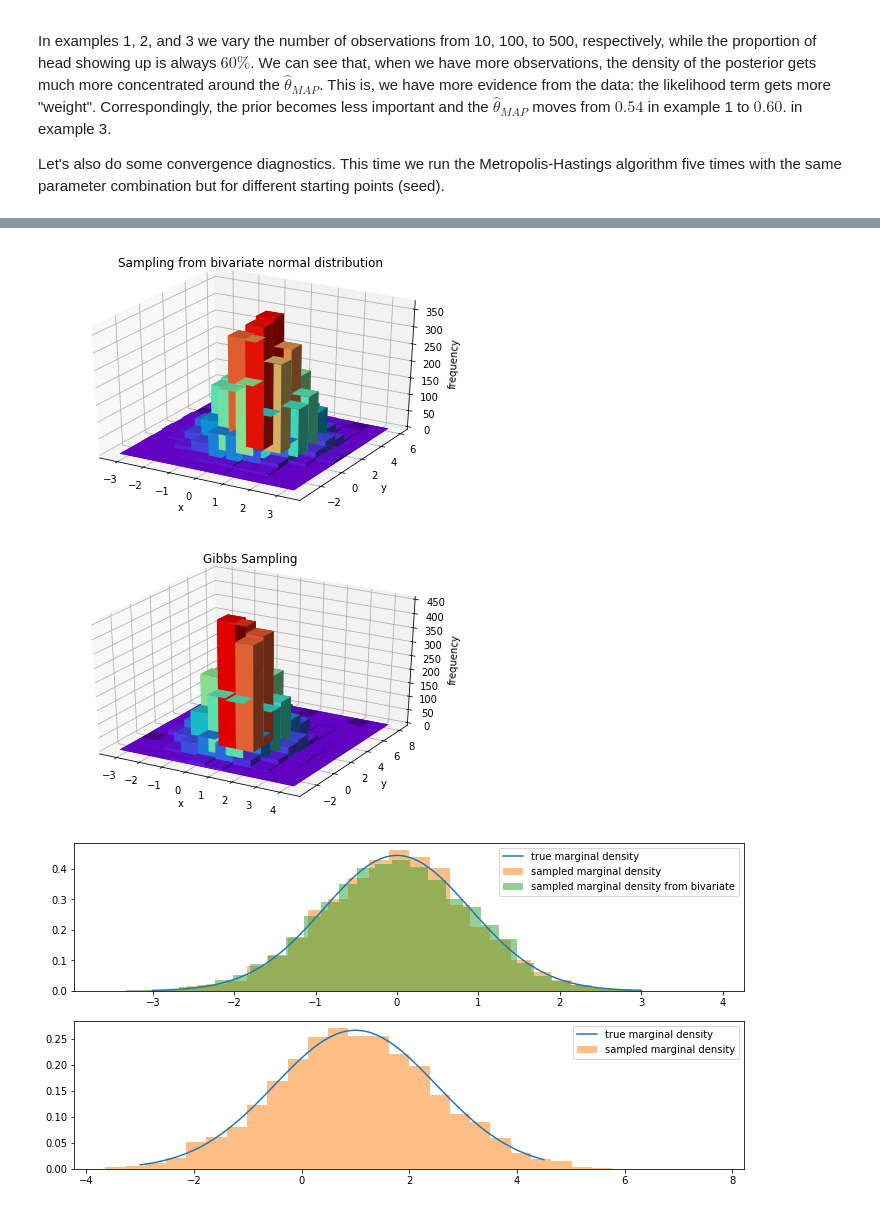
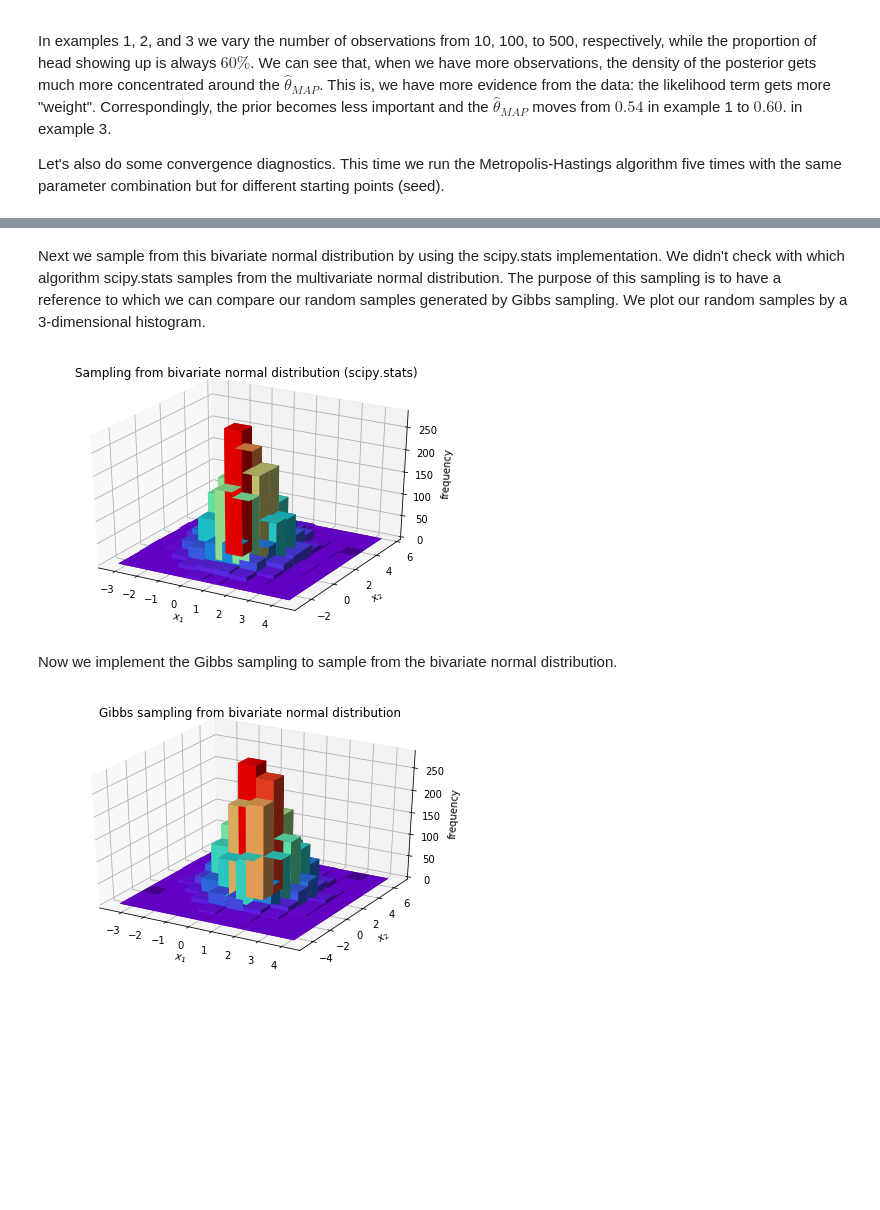
Before and after one commit to KaiserP/EmbracingUncertainty, a Jupyter notebook: random_number_generation_random_sampling.ipynb, the cells around one changed output, grey strips where cells are left out. Saved outputs shown, nothing was run; the diff lists cells and outputs as text; code cells hidden in the pictures; blank space fills up the shorter version.

Commit message:
finish Gibbs sampling

```diff
--- a/random_number_generation_random_sampling.ipynb
+++ b/random_number_generation_random_sampling.ipynb
@@ -496,0 +514,5 @@ $$ p(x_2 | x_1; \mu, \Sigma) = Norm(\mu_2', {\sigma_2^2}') $$
+# %%
+# Specify params of bivariate normal distribution
+mu = np.array([0., 1.])
+cov = -0.1
+Sigma = np.array([[0.9 , cov], [cov,  1.5]])
@@ -531,55 +549,39 @@ plt.show()
+# %% [markdown]
+Next we sample from this bivariate normal distribution by using the scipy.stats implementation. We didn't check with which algorithm scipy.stats samples from the multivariate normal distribution. The purpose of this sampling is to have a reference to which we can compare our random samples generated by Gibbs sampling. We plot our random samples by a 3-dimensional histogram.
+# %%
+n_samples = 3000
+samples = F.rvs(n_samples)
+histogram = h2(samples[:, 0], samples[:, 1], xlim=(-3, 3), y_lim=(-3, 4.5),
+               axis_names=["$x_1$", "$x_2$"],
+               name="Sampling from bivariate normal distribution (scipy.stats)")
+histogram.plot("bar3d", cmap="rainbow");
+# %% [output]
+[figure, added]
+# %% [markdown]
+Now we implement the Gibbs sampling to sample from the bivariate normal distribution.
 # %%
-from physt import h1, h2
-
-mu = np.array([0., 1.])
-Sigma = np.array([[ 0.9 , 0.1], [0.1,  1.5]])
-F = stats.multivariate_normal(mu, Sigma)
-n = 5000
-
-samples = F.rvs(n)
-
-histogram = h2(samples[:, 0], samples[:, 1], xlim=(-3, 3), y_lim=(-3, 4.5), name="Sampling from bivariate normal distribution", axis_names=["x", "y"])
-histogram.plot("bar3d", cmap="rainbow");
-
-
 x_1 = -0.2
 x_2 = 0.1
 x_1_samples = [x_1]
 x_2_samples = [x_2]
 
-for i in range(n):
+for i in range(n_samples):
     # sample x1
     mu1 = mu[0] + (Sigma[0, 1]/Sigma[0, 0]**2) * (x_2 - mu[1])
     sigma_square_1 = Sigma[0, 0] - (Sigma[0, 1] / Sigma[0, 0])**2
     p1 = stats.norm(mu1, sigma_square_1)
     x_1 = p1.rvs(1)[0]
     x_1_samples.append(x_1)
 
     # sample x2
     mu2 = mu[1] + (Sigma[1, 0]/Sigma[1, 1]**2) * (x_1 - mu[0])
     sigma_square_2 = Sigma[1, 1] - (Sigma[1, 0] / Sigma[1, 1])**2
     p2 = stats.norm(mu2, sigma_square_2)
     x_2 = p2.rvs(1)[0]
     x_2_samples.append(x_2)
 
-histogram = h2(x_1_samples, x_2_samples, name="Gibbs Sampling", axis_names=["x", "y"], xlim=(-3, 3), y_lim=(-3, 4.5))
+histogram = h2(x_1_samples, x_2_samples, name="Gibbs sampling from bivariate normal distribution",
+               axis_names=["$x_1$", "$x_2$"], xlim=(-3, 3), y_lim=(-3, 4.5))
 histogram.plot("bar3d", cmap="rainbow");
-
-p1_marginal = stats.norm(mu[0], Sigma[0, 0])
-p2_marginal = stats.norm(mu[1], Sigma[1, 1])
-
-x1_grid = np.linspace(-3, 3, N)
-x2_grid = np.linspace(-3, 4.5, N)
-
-fig, axs = plt.subplots(2, figsize=(12, 6))
-axs[0].plot(x1_grid, p1_marginal.pdf(x1_grid), label='true marginal density')
-axs[0].hist(x_1_samples, bins=30, density=True, alpha=0.5, label='sampled marginal density')
-axs[0].hist(samples[:, 0], bins=30, density=True, alpha=0.5, label='sampled marginal density from bivariate')
-axs[0].legend();
-axs[1].plot(x2_grid, p2_marginal.pdf(x2_grid), label='true marginal density')
-axs[1].hist(x_2_samples, bins=30, density=True, alpha=0.5, label='sampled marginal density')
-axs[1].legend();
 # %% [output]
-[figure, old version]
+[figure, new version]
-[figure, removed]
-[figure, removed]
```
Also changed, not shown: parts of 11 cells of this notebook.
